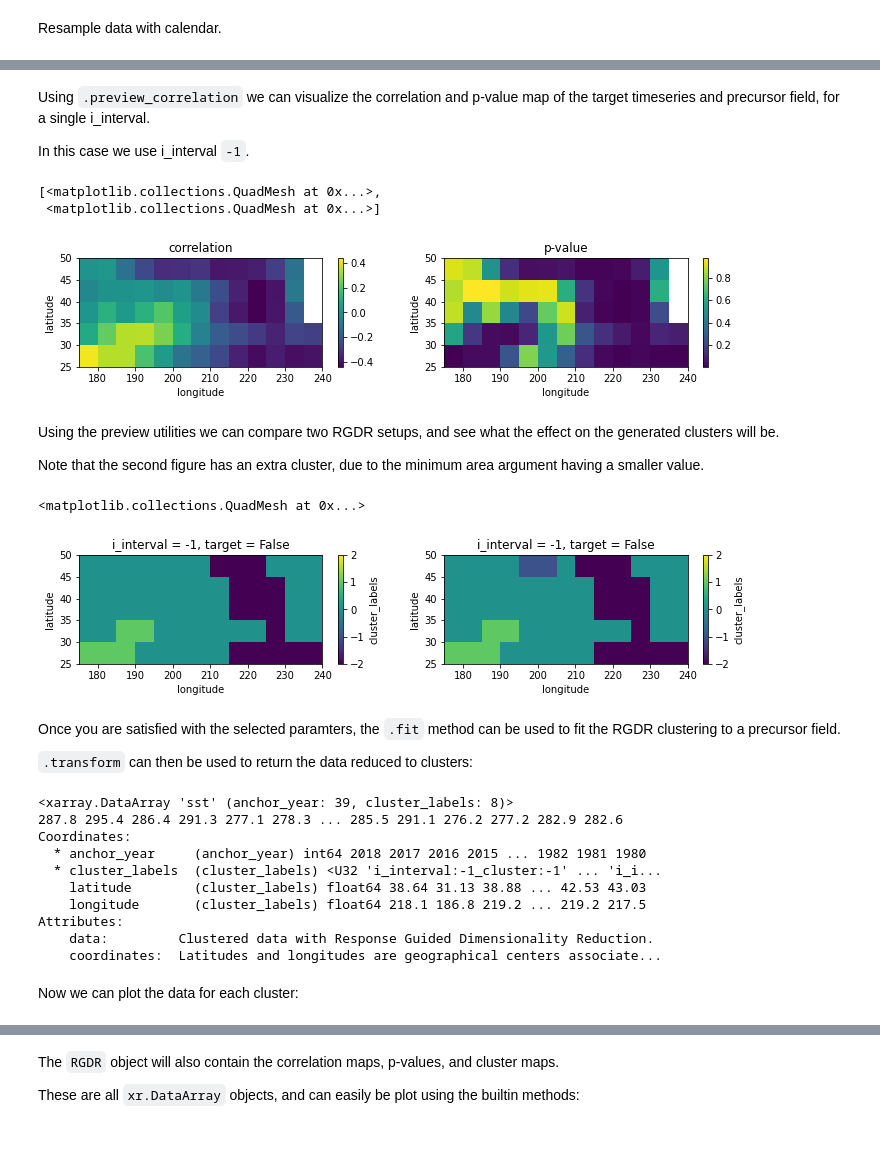
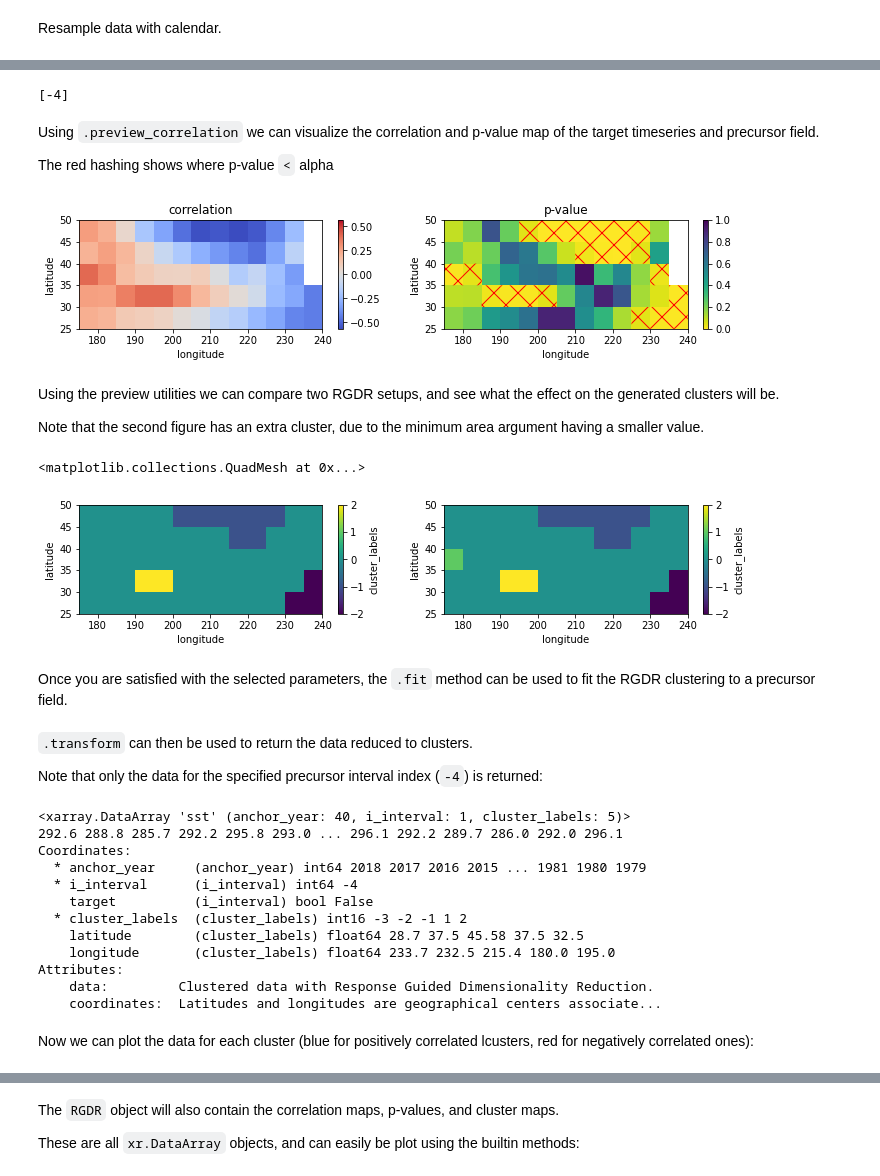
Before and after one commit to AI4S2S/s2spy, a Jupyter notebook: notebooks/tutorial_RGDR.ipynb, the cells around one changed output, grey strips where cells are left out. Saved outputs shown, nothing was run; the diff lists cells and outputs as text; code cells hidden in the pictures; blank space fills up the shorter version.

```diff
--- a/notebooks/tutorial_RGDR.ipynb
+++ b/notebooks/tutorial_RGDR.ipynb
@@ -16,7 +16,10 @@ target = xr.open_dataset(f'{file_path}/tf5_nc5_dendo_80d77.nc')
 # %% [markdown]
 Create calendar, map it to dataset and visualize it.
 # %%
-cal = s2spy.time.AdventCalendar("8-2", freq="30d")
+cal = s2spy.time.Calendar(anchor="08-01")
+cal.add_intervals("target", length="1W", n=4)
+cal.add_intervals("precursor", length="1W", n=4)
+
 cal = cal.map_to_data(field)
 cal.visualize(n_years=3, relative_dates=True)
 _ = plt.title("Calendar used in this tutorial")
@@ -25,5 +28,5 @@ _ = plt.title("Calendar used in this tutorial")
 # %% [markdown]
 Resample data with calendar.
 # %%
-field_resampled = s2spy.time.resample(cal, field)
-target_resampled = s2spy.time.resample(cal, target)
+field_resampled: xr.Dataset = s2spy.time.resample(cal, field)
+target_resampled: xr.Dataset = s2spy.time.resample(cal, target)
@@ -32,19 +46,29 @@ target_resampled = s2spy.time.resample(cal, target)
 # %%
-target_timeseries = target_resampled.sel(cluster=3).ts.sel(i_interval=1)
-precursor_field = field_resampled.sst.sel(i_interval=slice(-4,-1)) # Multiple i_intervals: -1 through -4
+target_timeseries = target_resampled.sel(cluster=3)["ts"]
+precursor_field = field_resampled["sst"]
 
-rgdr = RGDR(eps_km=600, alpha=0.10, min_area_km2=0)
+target_intervals = 1
+lag = 4
+rgdr = RGDR(
+    target_intervals=target_intervals,
+    lag=lag,
+    eps_km=600,
+    alpha=0.05,
+    min_area_km2=0
+)
+rgdr.precursor_intervals
+# %% [output]
+[-4]
 # %% [markdown]
-Using `.preview_correlation` we can visualize the correlation and p-value map of the target timeseries and precursor field, for a single i_interval.
+Using `.preview_correlation` we can visualize the correlation and p-value map of the target timeseries and precursor field.
 
-In this case we use i_interval `-1`.
+The red hashing shows where p-value `<` alpha
 # %%
 fig, (ax1, ax2) = plt.subplots(ncols=2, figsize=(12, 2))
-rgdr.preview_correlation(precursor_field, target_timeseries, i_interval=-1, ax1=ax1, ax2=ax2)
+_ = rgdr.preview_correlation(precursor_field, target_timeseries, ax1=ax1, ax2=ax2)
+rgdr.fit(precursor_field, target_timeseries)
 # %% [output]
-[<matplotlib.collections.QuadMesh at 0x...>,
- <matplotlib.collections.QuadMesh at 0x...>]
-[figure, old version]
+[figure, new version]
 # %% [markdown]
 Using the preview utilities we can compare two RGDR setups, and see what the effect on the generated clusters will be.
 
@@ -52,19 +76,17 @@ Note that the second figure has an extra cluster, due to the minimum area argume
 # %%
 fig, (ax1, ax2) = plt.subplots(ncols=2, figsize=(12, 2))
 
-RGDR(eps_km=600, alpha=0.10, min_area_km2=500**2).preview_clusters(
-    precursor_field,
-    target_timeseries,
-    i_interval=-3, ax=ax1)
+RGDR(
+    target_intervals, lag,
+    eps_km=600, alpha=0.01, min_area_km2=600**2
+).preview_clusters(precursor_field, target_timeseries, ax=ax1, vmin=-2, vmax=2)
 
-RGDR(eps_km=600, alpha=0.10, min_area_km2=None).preview_clusters(
-    precursor_field,
-    target_timeseries,
-    i_interval=-3, ax=ax2)
+RGDR(
+    target_intervals, lag,
+    eps_km=600, alpha=0.01, min_area_km2=None
+).preview_clusters(precursor_field, target_timeseries, ax=ax2, vmin=-2, vmax=2)
 # %% [output]
 <matplotlib.collections.QuadMesh at 0x...>
-[figure, old version]
+[figure, new version]
 # %% [markdown]
-Once you are satisfied with the selected paramters, the `.fit` method can be used to fit the RGDR clustering to a precursor field.
-
-`.transform` can then be used to return the data reduced to clusters:
+Once you are satisfied with the selected parameters, the `.fit` method can be used to fit the RGDR clustering to a precursor field.
@@ -71,18 +95,23 @@ Once you are satisfied with the selected paramters, the `.fit` method can be use
+# %% [markdown]
+`.transform` can then be used to return the data reduced to clusters.
+
+Note that only the data for the specified precursor interval index (`-4`) is returned:
 # %%
-rgdr.fit(precursor_field, target_timeseries)
 clustered_data = rgdr.transform(precursor_field)
 xr.set_options(display_expand_data=False) # Hide the full data repr
 clustered_data
 # %% [output]
-<xarray.DataArray 'sst' (anchor_year: 39, cluster_labels: 8)>
-287.8 295.4 286.4 291.3 277.1 278.3 ... 285.5 291.1 276.2 277.2 282.9 282.6
+<xarray.DataArray 'sst' (anchor_year: 40, i_interval: 1, cluster_labels: 5)>
+292.6 288.8 285.7 292.2 295.8 293.0 ... 296.1 292.2 289.7 286.0 292.0 296.1
 Coordinates:
-  * anchor_year     (anchor_year) int64 2018 2017 2016 2015 ... 1982 1981 1980
-  * cluster_labels  (cluster_labels) <U32 'i_interval:-1_cluster:-1' ... 'i_i...
-    latitude        (cluster_labels) float64 38.64 31.13 38.88 ... 42.53 43.03
-    longitude       (cluster_labels) float64 218.1 186.8 219.2 ... 219.2 217.5
+  * anchor_year     (anchor_year) int64 2018 2017 2016 2015 ... 1981 1980 1979
+  * i_interval      (i_interval) int64 -4
+    target          (i_interval) bool False
+  * cluster_labels  (cluster_labels) int16 -3 -2 -1 1 2
+    latitude        (cluster_labels) float64 28.7 37.5 45.58 37.5 32.5
+    longitude       (cluster_labels) float64 233.7 232.5 215.4 180.0 195.0
 Attributes:
     data:         Clustered data with Response Guided Dimensionality Reduction.
     coordinates:  Latitudes and longitudes are geographical centers associate...
 # %% [markdown]
-Now we can plot the data for each cluster:
+Now we can plot the data for each cluster (blue for positively correlated lcusters, red for negatively correlated ones):
```
Also changed, not shown: parts of 17 cells of this notebook, 10 other files.
